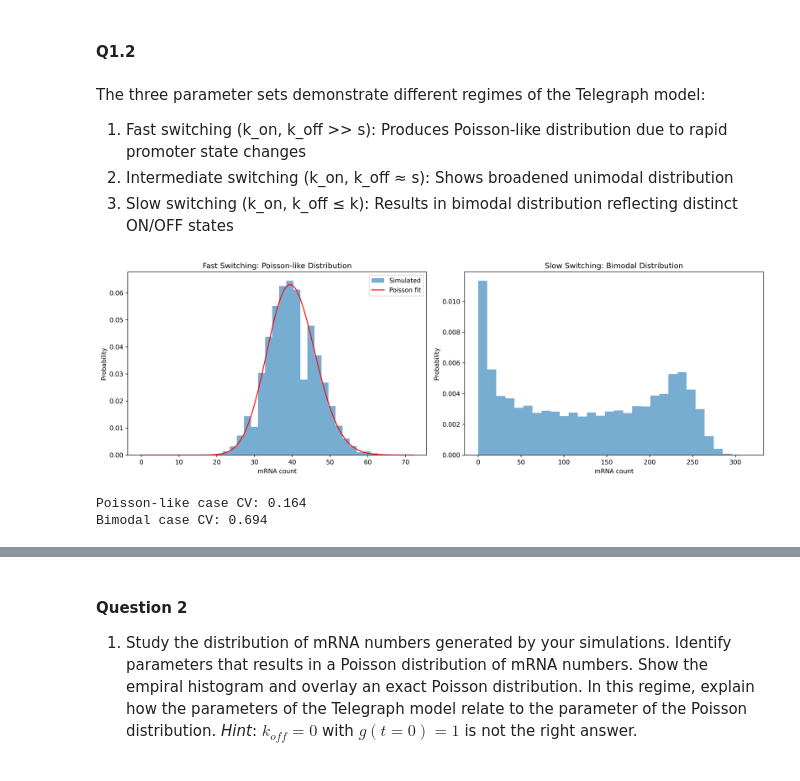
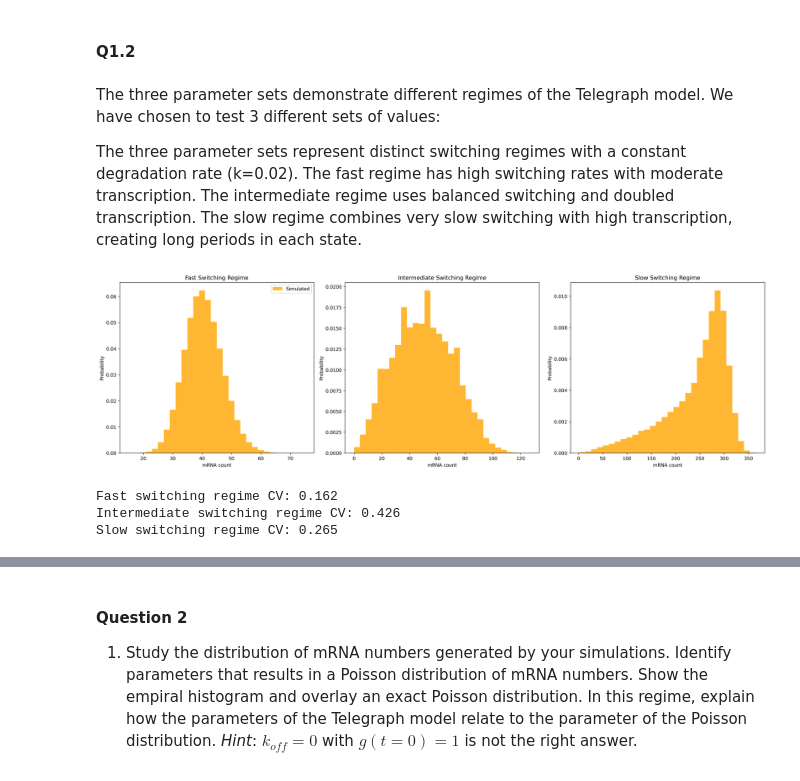
Before and after one commit to PierreLts/Genomics-to-Function, a Jupyter notebook: Exercise_Week11_12_A_Exercises.ipynb, the cells around one changed output, grey strips where cells are left out. Saved outputs shown, nothing was run; the diff lists cells and outputs as text; code cells hidden in the pictures.

```diff
--- a/Exercise_Week11_12_A_Exercises.ipynb
+++ b/Exercise_Week11_12_A_Exercises.ipynb
@@ -177,11 +177,10 @@ Pon:0.1111111111111111
 # %% [markdown]
 #### Q1.2
 # %% [markdown]
-The three parameter sets demonstrate different regimes of the Telegraph model:
+The three parameter sets demonstrate different regimes of the Telegraph model.
+We have chosen to  test 3 different sets of values:
 
-1. Fast switching (k_on, k_off >> s): Produces Poisson-like distribution due to rapid promoter state changes
-2. Intermediate switching (k_on, k_off ≈ s): Shows broadened unimodal distribution
-3. Slow switching (k_on, k_off ≤ k): Results in bimodal distribution reflecting distinct ON/OFF states
+The three parameter sets represent distinct switching regimes with a constant degradation rate (k=0.02). The fast regime has high switching rates with moderate transcription. The intermediate regime uses balanced switching and doubled transcription. The slow regime combines very slow switching with high transcription, creating long periods in each state.
 # %%
 import numpy as np
 import matplotlib.pyplot as plt
@@ -214,7 +213,7 @@ def analyze_telegraph_distribution(n0, g0, parameters, t_end, DT, n_simulations=
 
 # 1. Fast switching regime
 s_fast = 1.0      # transcription rate
-k_fast = 0.02     # degradation rate (50 min lifetime)
+k_fast = 0.02     # degradation rate
 k_on_fast = 4.0   # fast switching on
 k_off_fast = 1.0  # fast switching off
 parameters_fast = [s_fast, k_fast, k_on_fast, k_off_fast]
@@ -227,9 +226,9 @@ k_off_med = 0.05  # symmetric switching
 parameters_med = [s_med, k_med, k_on_med, k_off_med]
 
 # 3. Slow switching regime
-s_slow = 5.0      # high transcription rate
+s_slow = 6.0      # high transcription rate
 k_slow = 0.02     # same degradation rate
-k_on_slow = 0.01  # very slow switching
+k_on_slow = 0.04  # very slow switching
 k_off_slow = 0.01 # symmetric slow switching
 parameters_slow = [s_slow, k_slow, k_on_slow, k_off_slow]
 
@@ -246,47 +245,42 @@ def get_initial_n(params):
 counts_fast = analyze_telegraph_distribution(get_initial_n(parameters_fast), 1, parameters_fast, t_end, DT)
 counts_med = analyze_telegraph_distribution(get_initial_n(parameters_med), 1, parameters_med, t_end, DT)
 counts_slow = analyze_telegraph_distribution(get_initial_n(parameters_slow), 1, parameters_slow, t_end, DT)
-
-# Calculate theoretical Poisson distribution for fast switching case
-lambda_poisson = np.mean(counts_fast)
-x_poisson = np.arange(0, max(counts_fast) + 1)
-poisson_pmf = np.exp(x_poisson * np.log(lambda_poisson) - lambda_poisson - gammaln(x_poisson + 1))
 # %%
 # Plot results
-fig, (ax1, ax2, ax3) = plt.subplots(1, 3, figsize=(20, 6))
+fig, (ax1, ax2, ax3) = plt.subplots(1, 3, figsize=(20, 6), dpi=300)
 
 # Plot fast switching distribution
-ax1.hist(counts_fast, bins=30, density=True, alpha=0.6, label='Simulated')
-ax1.plot(x_poisson, poisson_pmf, 'r-', label='Poisson fit')
-ax1.set_title('Fast Switching Regime\nPoisson-like Distribution')
+ax1.hist(counts_fast, bins=30, density=True, alpha=0.8, color='orange', label='Simulated')
+ax1.set_title('Fast Switching Regime')
 ax1.set_xlabel('mRNA count')
 ax1.set_ylabel('Probability')
 ax1.legend()
 
 # Plot intermediate switching distribution
-ax2.hist(counts_med, bins=30, density=True, alpha=0.6)
-ax2.set_title('Intermediate Switching Regime\nBroadened Distribution')
+ax2.hist(counts_med, bins=30, density=True, alpha=0.8, color='orange')
+ax2.set_title('Intermediate Switching Regime')
 ax2.set_xlabel('mRNA count')
 ax2.set_ylabel('Probability')
 
 # Plot slow switching distribution
-ax3.hist(counts_slow, bins=30, density=True, alpha=0.6)
-ax3.set_title('Slow Switching Regime\nBimodal Distribution')
+ax3.hist(counts_slow, bins=30, density=True, alpha=0.8, color='orange')
+ax3.set_title('Slow Switching Regime')
 ax3.set_xlabel('mRNA count')
 ax3.set_ylabel('Probability')
 
 plt.tight_layout()
 plt.show()
 
 # Calculate coefficient of variation for each case
 cv_fast = np.std(counts_fast) / np.mean(counts_fast)
 cv_med = np.std(counts_med) / np.mean(counts_med)
 cv_slow = np.std(counts_slow) / np.mean(counts_slow)
 
 print(f"Fast switching regime CV: {cv_fast:.3f}")
 print(f"Intermediate switching regime CV: {cv_med:.3f}")
 print(f"Slow switching regime CV: {cv_slow:.3f}")
 # %% [output]
-[figure, old version]
+[figure, new version]
-Poisson-like case CV: 0.164
-Bimodal case CV: 0.694
+Fast switching regime CV: 0.162
+Intermediate switching regime CV: 0.426
+Slow switching regime CV: 0.265
```
Also changed, not shown: parts of 5 cells of this notebook.
